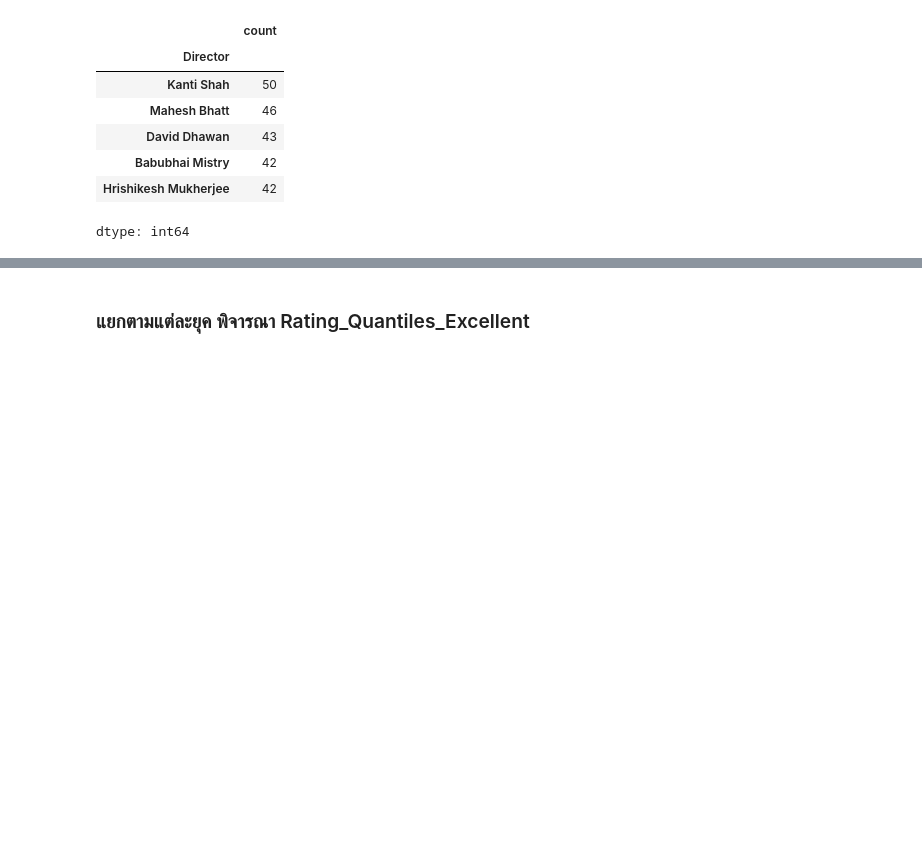
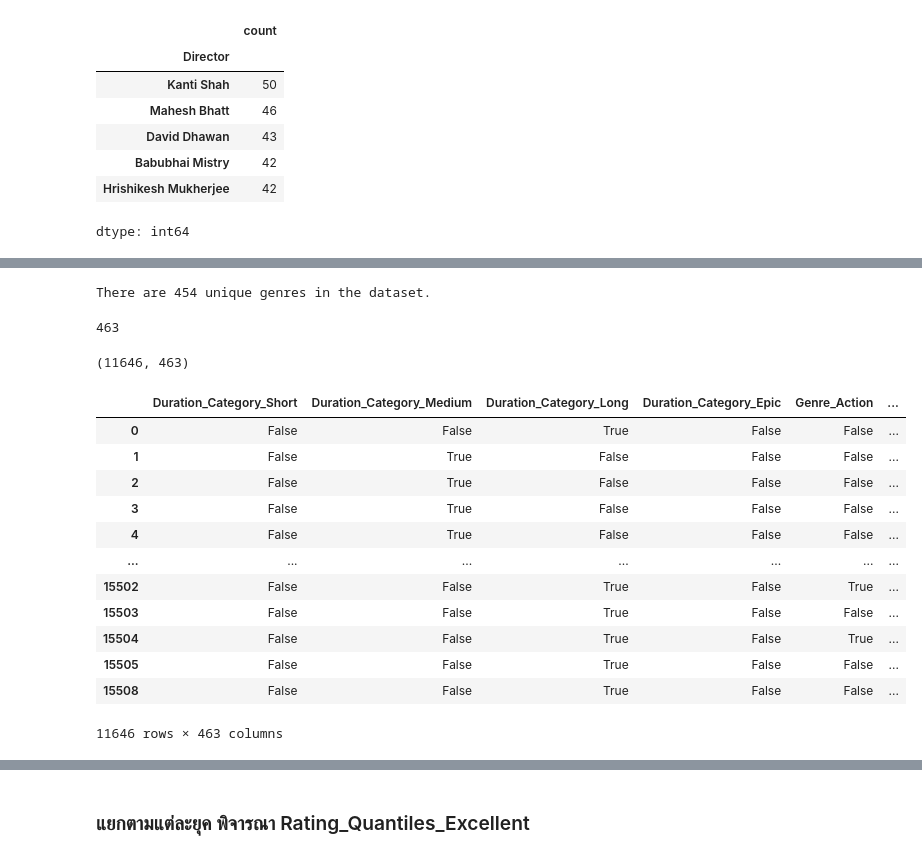
Before and after one commit to znumunz/BSC_DPDM2025, a Jupyter notebook: Copy_of_Ch4_Frequent_Patterns_(Association_Rules).ipynb, the cells around one changed output, grey strips where cells are left out. Saved outputs shown, nothing was run; the diff lists cells and outputs as text; code cells hidden in the pictures; blank space fills up the shorter version.

```diff
--- a/Copy_of_Ch4_Frequent_Patterns_(Association_Rules).ipynb
+++ b/Copy_of_Ch4_Frequent_Patterns_(Association_Rules).ipynb
@@ -1147,0 +1179,5 @@ dtype: int64
+# %%
+num_unique_genres = India_data_cleaned['Genre'].nunique()
+print(f"There are {num_unique_genres} unique genres in the dataset.")
+# %% [output]
+There are 454 unique genres in the dataset.
@@ -1147,0 +1188,25 @@ dtype: int64
+# %%
+len(selected_columns)
+# %% [output]
+463
+# %%
+data_selected = data_apri[selected_columns]
+data_selected.shape
+# %% [output]
+(11646, 463)
+# %%
+data_selected
+# %% [output]
+|  | Duration_Category_Short | Duration_Category_Medium | Duration_Category_Long | Duration_Category_Epic | Genre_Action | ... |
+| 0 | False | False | True | False | False | ... |
+| 1 | False | True | False | False | False | ... |
+| 2 | False | True | False | False | False | ... |
+| 3 | False | True | False | False | False | ... |
+| 4 | False | True | False | False | False | ... |
+| ... | ... | ... | ... | ... | ... | ... |
+| 15502 | False | False | True | False | True | ... |
+| 15503 | False | False | True | False | False | ... |
+| 15504 | False | False | True | False | True | ... |
+| 15505 | False | False | True | False | False | ... |
+| 15508 | False | False | True | False | False | ... |
+11646 rows × 463 columns
```
Also changed, not shown: parts of 102 cells of this notebook.
